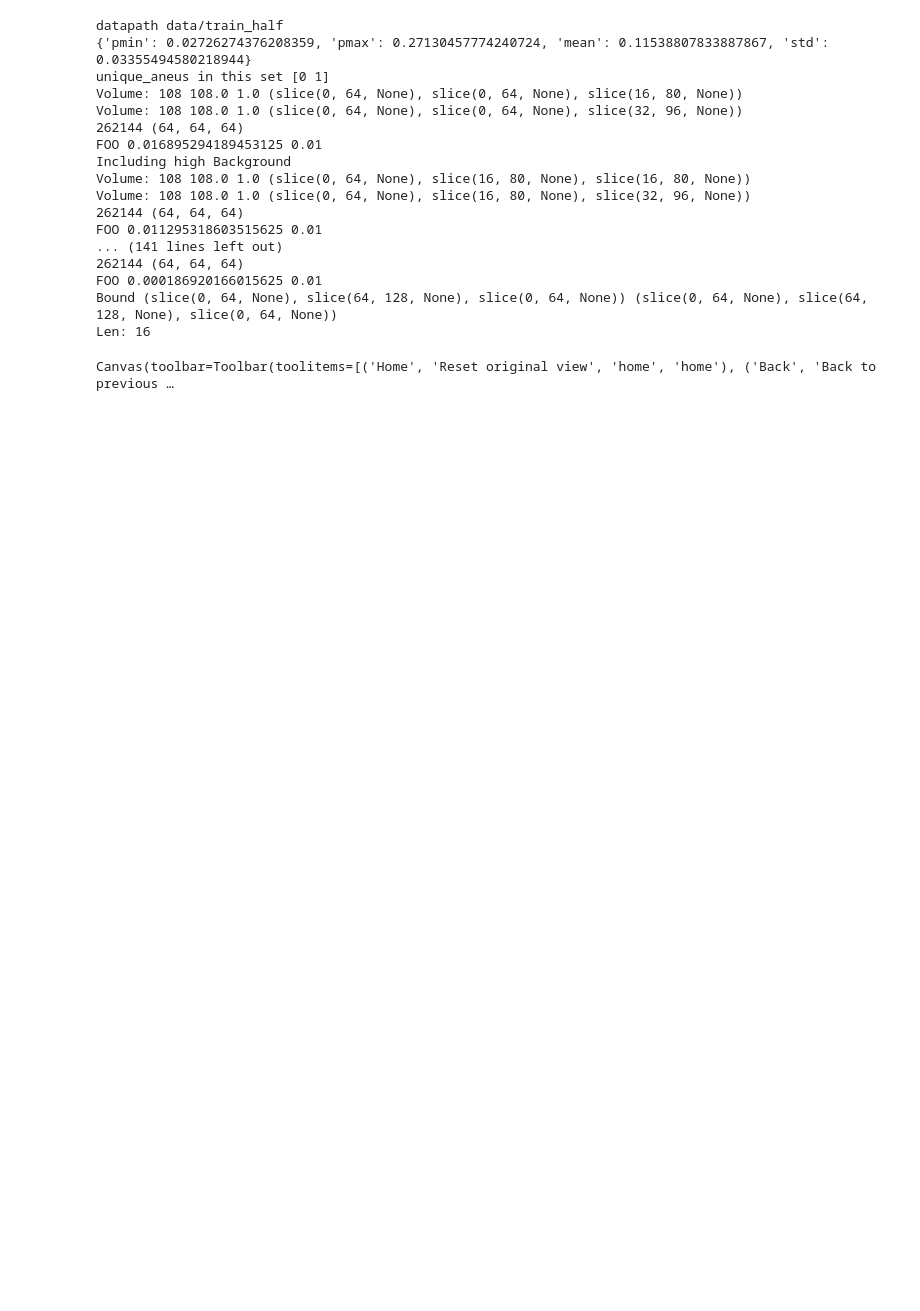
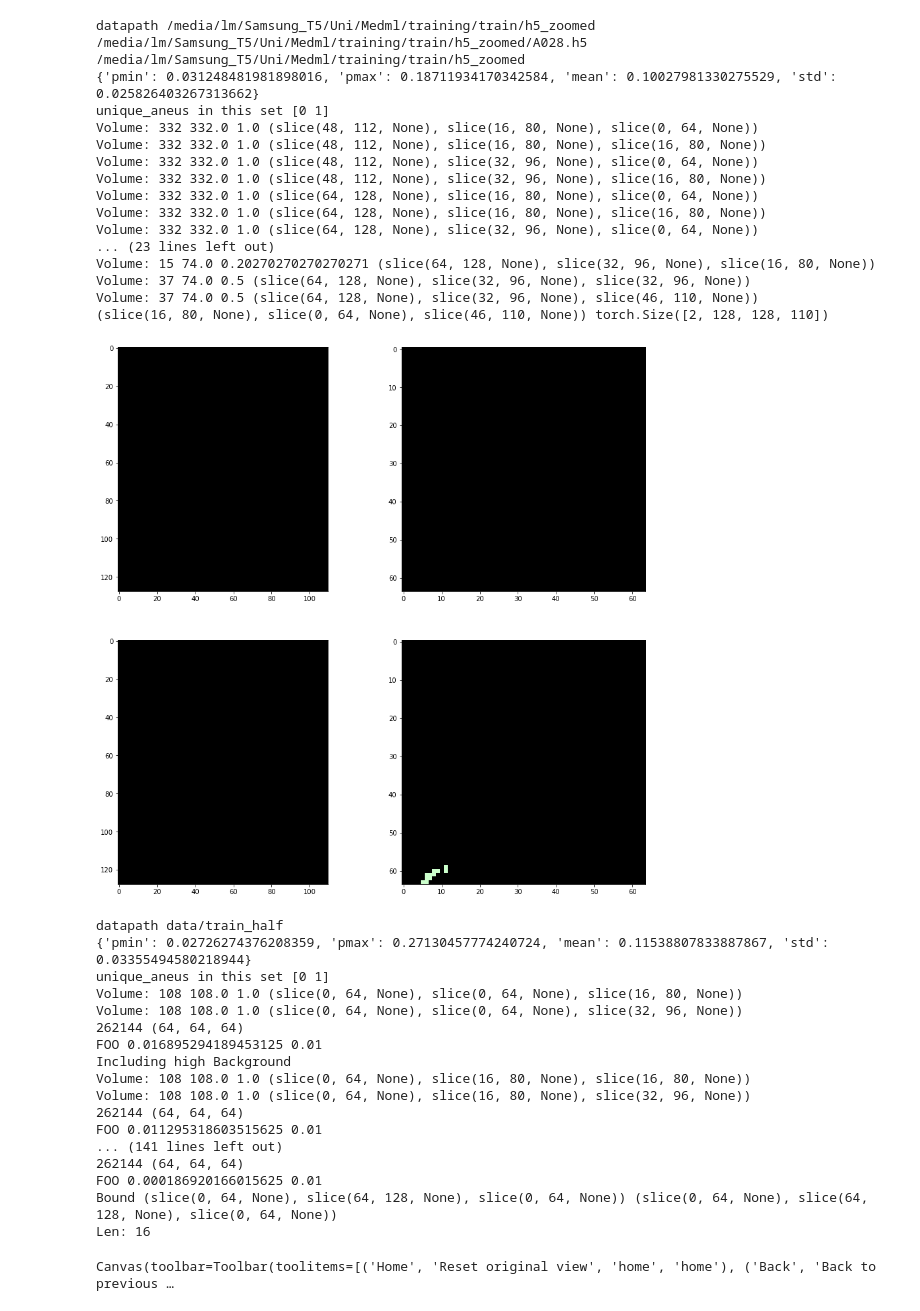
Before and after one commit to venondev/MLMed, a Jupyter notebook: notebooks/test_transform.ipynb, the cells around one changed output. Cells and saved outputs as stored; diff of their text form; code cells hidden in the pictures; blank space fills up the shorter version.

```diff
--- a/notebooks/test_transform.ipynb
+++ b/notebooks/test_transform.ipynb
@@ -19,6 +22,7 @@ def calculate_stats(images):
     return {'pmin': np.percentile(flat, 0.5), 'pmax': np.percentile(flat, 99.5), 'mean': np.mean(flat),
             'std': np.std(flat)}
 
+
 def load_transformer(p):
     config = yaml.safe_load(open(p, 'r'))
 
@@ -31,13 +35,15 @@ def load_transformer(p):
     files = os.listdir(datapath)
 
     def load_case(i):
-        f = h5py.File(f"{datapath}/{files[i]}", "r")
+        f = h5py.File(i, "r")
+
+        print(datapath)
 
         raw = f["raw"][:]
         mask = f["label"][:]
+        artery = f["artery"][:]
 
         stats = calculate_stats(raw)
-        print(stats)
 
         transformer = Transformer(transform_config, stats)
         raw_transform = transformer.raw_transform()
@@ -45,7 +51,7 @@ def load_transformer(p):
 
         slice_builder = FilterSliceBuilder(raw, mask, None, slice_config["patch_shape"], slice_config["stride_shape"], border=slice_config["border"], threshold=slice_config["threshold"], slack_acceptance=slice_config["slack_acceptance"])
 
-        return raw, mask, raw_transform, label_transform, slice_builder
+        return raw, mask, artery, raw_transform, label_transform, slice_builder
 
     return files, load_case
 
@@ -87,34 +137,62 @@ def mask_overlay(image, mask, color=(0., 1., 0.), weight=.8):
 # %%
-# config_path = "./train-configs/Resized_slices_leaky.yml"
+config_path = "../train-configs/artery_seg_test.yml"
 
-# files, load_case = load_transformer(config_path)
-# test_cases = np.random.choice(len(files), 8)
+files, load_case = load_transformer(config_path)
+test_cases = np.random.choice(len(files), 8)
 
-# cmap = "Greys_r"
-# plt.figure(figsize=(15, 15))
-# for i in range(2):
-#     case_idx = i
-#     raw, label, raw_transform, label_transform = load_case(test_cases[case_idx])
+cmap = "Greys_r"
+plt.figure(figsize=(15, 15))
+for i in range(2):
+    case_idx = i
+    raw, label, artery, raw_transform, label_transform, artery_transform, slice_builder = load_case(test_cases[case_idx])
 
-#     x, y, z = get_aneurysm_bounds(label)
-#     bound = get_aneurysm_bounds_raw(label)
+    x, y, z = get_aneurysm_bounds(label)
+    bound = get_aneurysm_bounds_raw(label)
 
-#     raw_t = np.squeeze(raw_transform(raw))
-#     label_t = np.squeeze(label_transform(label))
+    artery_t = artery_transform(artery)
+    raw_t = np.squeeze(raw_transform(raw, artery=artery_t))
+    label_t = np.squeeze(label_transform(label))
+    artery_t = np.squeeze(artery_t)
 
-#     print(raw_t.shape)
+    bounds = slice_builder.raw_slices[0]
 
-#     start = i * 2
-#     show_mask = True
-
-#     x, y, z = get_aneurysm_bounds(label_t)
+    print(bounds, raw_t.shape)
+    artery_t = raw_t[1][bounds]
+    raw_t = raw_t[0][bounds]
+    label_t = label_t[bounds]
 
 
-#     plt.subplot(2, 2, start + 1)
-#     plt.imshow(mask_overlay(raw[x], label[x]) if show_mask else raw[x], cmap=cmap)
+    start = i * 2
+    show_mask = True
 
-#     plt.subplot(2, 2, start + 2)
-#     plt.imshow(mask_overlay(raw_t[x], label_t[x]) if show_mask else raw_t[x], cmap=cmap)
+    #x, y, z = get_aneurysm_bounds(label_t)
+    x = raw_t.shape[0] // 2
+
+
+    plt.subplot(2, 2, start + 1)
+    plt.imshow(mask_overlay(artery[x], artery[x]) if show_mask else raw[x], cmap=cmap)
+
+    plt.subplot(2, 2, start + 2)
+    plt.imshow(mask_overlay(artery_t[x], artery_t[x]) if show_mask else raw_t[x], cmap=cmap)
+# %% [output]
+datapath /media/lm/Samsung_T5/Uni/Medml/training/train/h5_zoomed
+/media/lm/Samsung_T5/Uni/Medml/training/train/h5_zoomed/A028.h5
+/media/lm/Samsung_T5/Uni/Medml/training/train/h5_zoomed
+{'pmin': 0.031248481981898016, 'pmax': 0.18711934170342584, 'mean': 0.10027981330275529, 'std': 0.025826403267313662}
+unique_aneus in this set [0 1]
+Volume: 332 332.0 1.0 (slice(48, 112, None), slice(16, 80, None), slice(0, 64, None))
+Volume: 332 332.0 1.0 (slice(48, 112, None), slice(16, 80, None), slice(16, 80, None))
+Volume: 332 332.0 1.0 (slice(48, 112, None), slice(32, 96, None), slice(0, 64, None))
+Volume: 332 332.0 1.0 (slice(48, 112, None), slice(32, 96, None), slice(16, 80, None))
+Volume: 332 332.0 1.0 (slice(64, 128, None), slice(16, 80, None), slice(0, 64, None))
+Volume: 332 332.0 1.0 (slice(64, 128, None), slice(16, 80, None), slice(16, 80, None))
+Volume: 332 332.0 1.0 (slice(64, 128, None), slice(32, 96, None), slice(0, 64, None))
+... (23 lines left out)
+Volume: 15 74.0 0.20270270270270271 (slice(64, 128, None), slice(32, 96, None), slice(16, 80, None))
+Volume: 37 74.0 0.5 (slice(64, 128, None), slice(32, 96, None), slice(32, 96, None))
+Volume: 37 74.0 0.5 (slice(64, 128, None), slice(32, 96, None), slice(46, 110, None))
+(slice(16, 80, None), slice(0, 64, None), slice(46, 110, None)) torch.Size([2, 128, 128, 110])
+[figure, added]
 # %%
 import matplotlib.pyplot as plt
 import numpy as np
```
Also changed, not shown: parts of 3 cells of this notebook, 27 other files.
